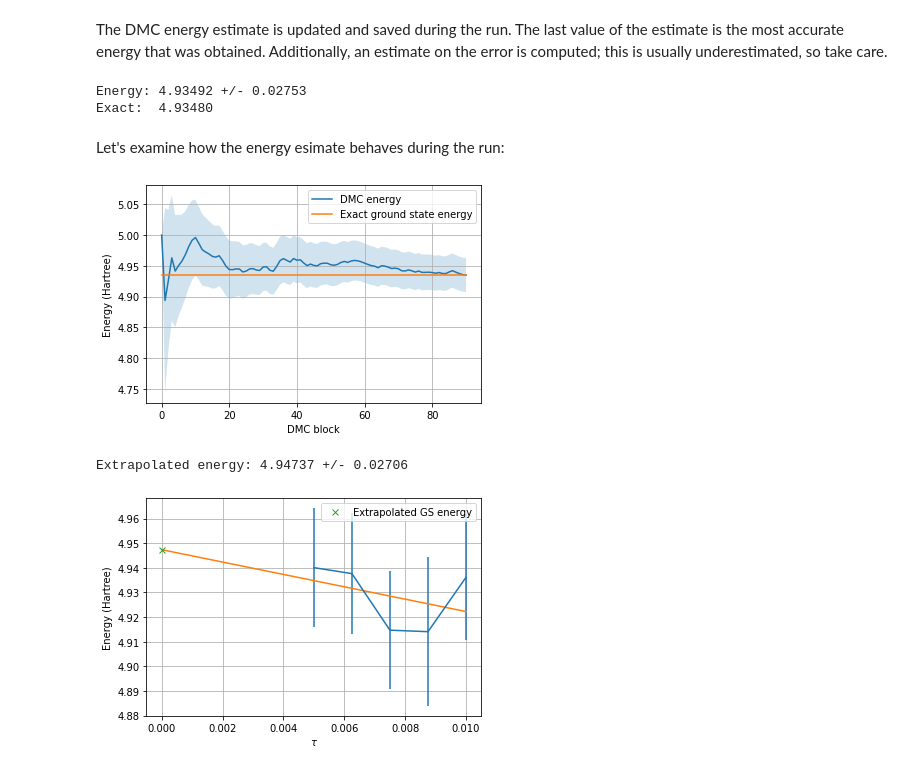
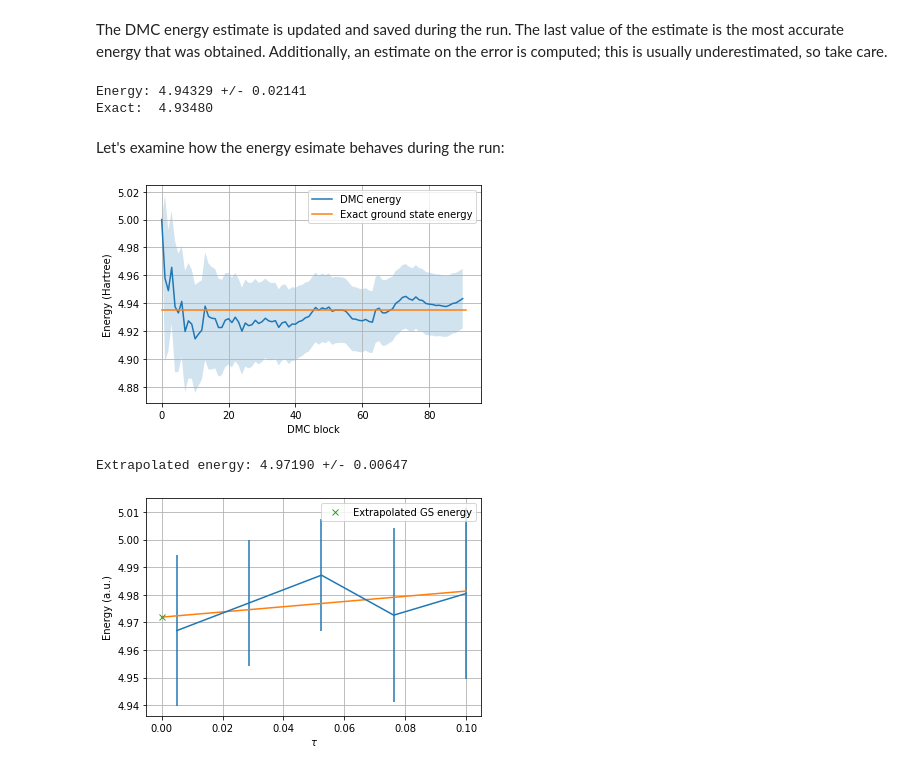
Before and after one commit to Jvanrhijn/pydmc, a Jupyter notebook: examples/pib_1d.ipynb, the cells around one changed output. Saved outputs shown, nothing was run; the diff lists cells and outputs as text; code cells hidden in the pictures.

```diff
--- a/examples/pib_1d.ipynb
+++ b/examples/pib_1d.ipynb
@@ -40,7 +40,7 @@ nconf = 100
 time_step = 1e-2
 reference_energy = 5
 blocks = 100
-steps_per_block = 10
+steps_per_block = 20
 hamiltonian = lambda psi, x: -0.5 * psi.laplacian(x)
 # %% [markdown]
 Next, we create the guiding wave function:
@@ -73,7 +73,7 @@ walkers = [Walker(conf, 1.0) for conf in confs]
 And finally, initialize the DMC runner and perform diffusion Monte Carlo.
 # %%
 dmc = DMC(hamiltonian, walkers, brancher, ar, guiding_wf, reference_energy)
-es = dmc.run_dmc(time_step, blocks, steps_per_block, neq=10)
+dmc.run_dmc(time_step, blocks, steps_per_block, neq=10)
 # %% [markdown]
 The DMC energy estimate is updated and saved during the run. The last value of the estimate is the most accurate energy that was obtained. Additionally, an estimate on the error is computed; this is usually underestimated, so take care.
 # %%
@@ -82,22 +82,22 @@ err = dmc.energy_error[-1]
 print(f"Energy: {energy:.5f} +/- {err:.5f}")
 print(f"Exact:  {np.pi**2/2:.5f}")
 # %% [output]
-Energy: 4.93492 +/- 0.02753
+Energy: 4.94329 +/- 0.02141
 Exact:  4.93480
 # %% [markdown]
 Let's examine how the energy esimate behaves during the run:
 # %%
 plt.figure()
 ns = np.arange(0, len(dmc.energy_estimate))
 plt.plot(ns, dmc.energy_estimate, label="DMC energy")
 plt.fill_between(ns, dmc.energy_estimate - dmc.energy_error, dmc.energy_estimate + dmc.energy_error, alpha=0.2)
 
 exact = np.pi**2/2
-plt.plot([0, len(es)], [exact, exact], label="Exact ground state energy")
+plt.plot([0, len(dmc.energy_estimate)], [exact, exact], label="Exact ground state energy")
 plt.legend()
 plt.xlabel("DMC block")
 plt.ylabel("Energy (Hartree)")
 plt.grid()
 # %% [output]
-[figure, old version]
+[figure, new version]
 # %%
@@ -126,10 +126,10 @@ plt.plot(taus, f(taus, a, b))
 plt.plot(0, b, 'x', label="Extrapolated GS energy")
 plt.grid()
 plt.xlabel(r"$\tau$")
-plt.ylabel("Energy (Hartree)")
+plt.ylabel("Energy (a.u.)")
 plt.legend()
 berr = math.sqrt(pcov[1, 1])
 print(f"Extrapolated energy: {b:.5f} +/- {berr:.5f}")
 # %% [output]
-Extrapolated energy: 4.94737 +/- 0.02706
+Extrapolated energy: 4.97190 +/- 0.00647
-[figure, old version]
+[figure, new version]
```
Also changed, not shown: parts of 1 cell of this notebook, 7 other files.
